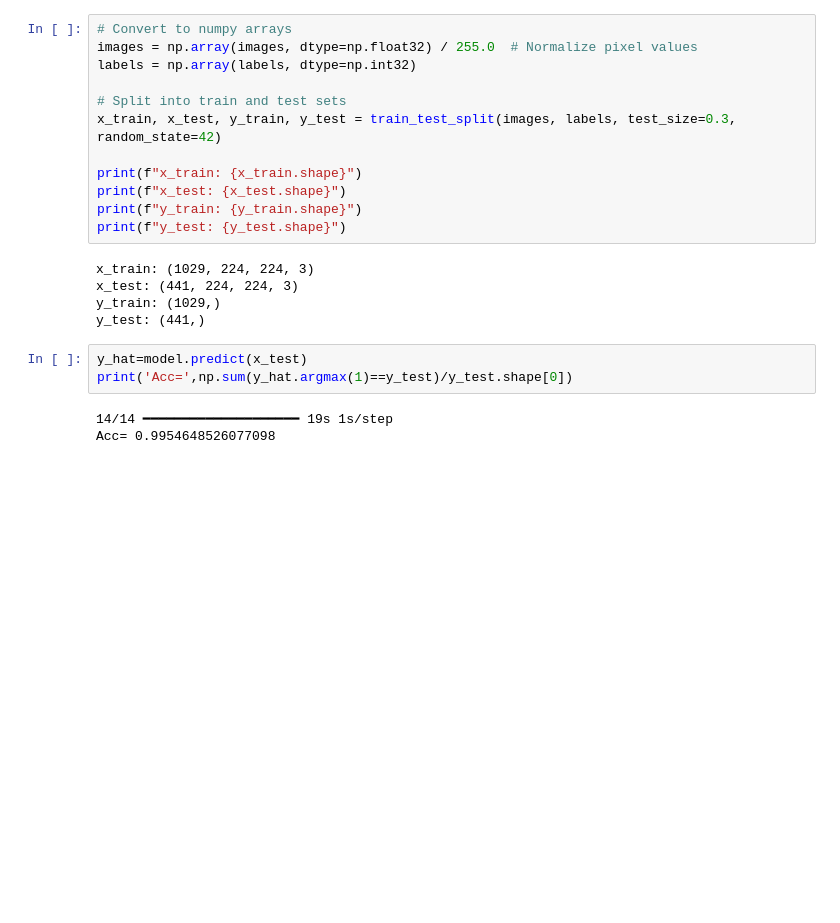
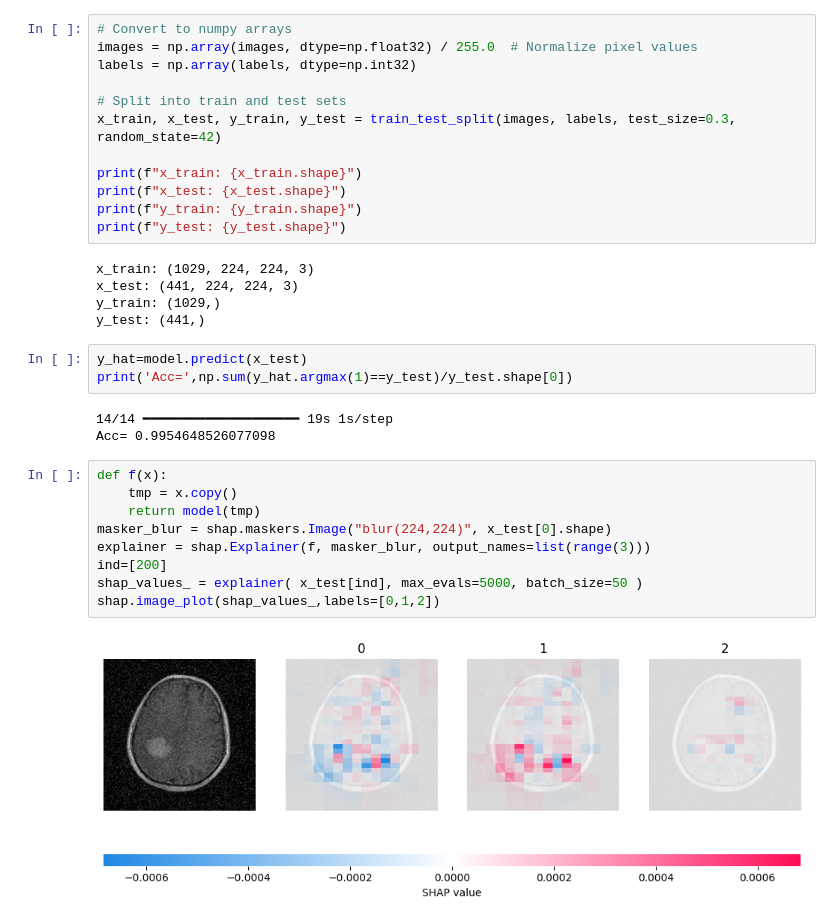
Before and after one commit to TharinsaMudalige/Neuron-Brain_Tumor_Detection_Classification_with_XAI, a Jupyter notebook: SHAP_implementation_for_CNN.ipynb, the cells around one changed output. Saved outputs shown, nothing was run; the diff lists cells and outputs as text; blank space fills up the shorter version.

Commit message:
Applying shap for an image and visualising

```diff
--- a/SHAP_implementation_for_CNN.ipynb
+++ b/SHAP_implementation_for_CNN.ipynb
@@ -69,3 +69,14 @@ print('Acc=',np.sum(y_hat.argmax(1)==y_test)/y_test.shape[0])
 # %% [output]
 14/14 ━━━━━━━━━━━━━━━━━━━━ 19s 1s/step
 Acc= 0.9954648526077098
+# %%
+def f(x):
+    tmp = x.copy()
+    return model(tmp)
+masker_blur = shap.maskers.Image("blur(224,224)", x_test[0].shape)
+explainer = shap.Explainer(f, masker_blur, output_names=list(range(3)))
+ind=[200]
+shap_values_ = explainer( x_test[ind], max_evals=5000, batch_size=50 )
+shap.image_plot(shap_values_,labels=[0,1,2])
+# %% [output]
+[figure, added]
```
